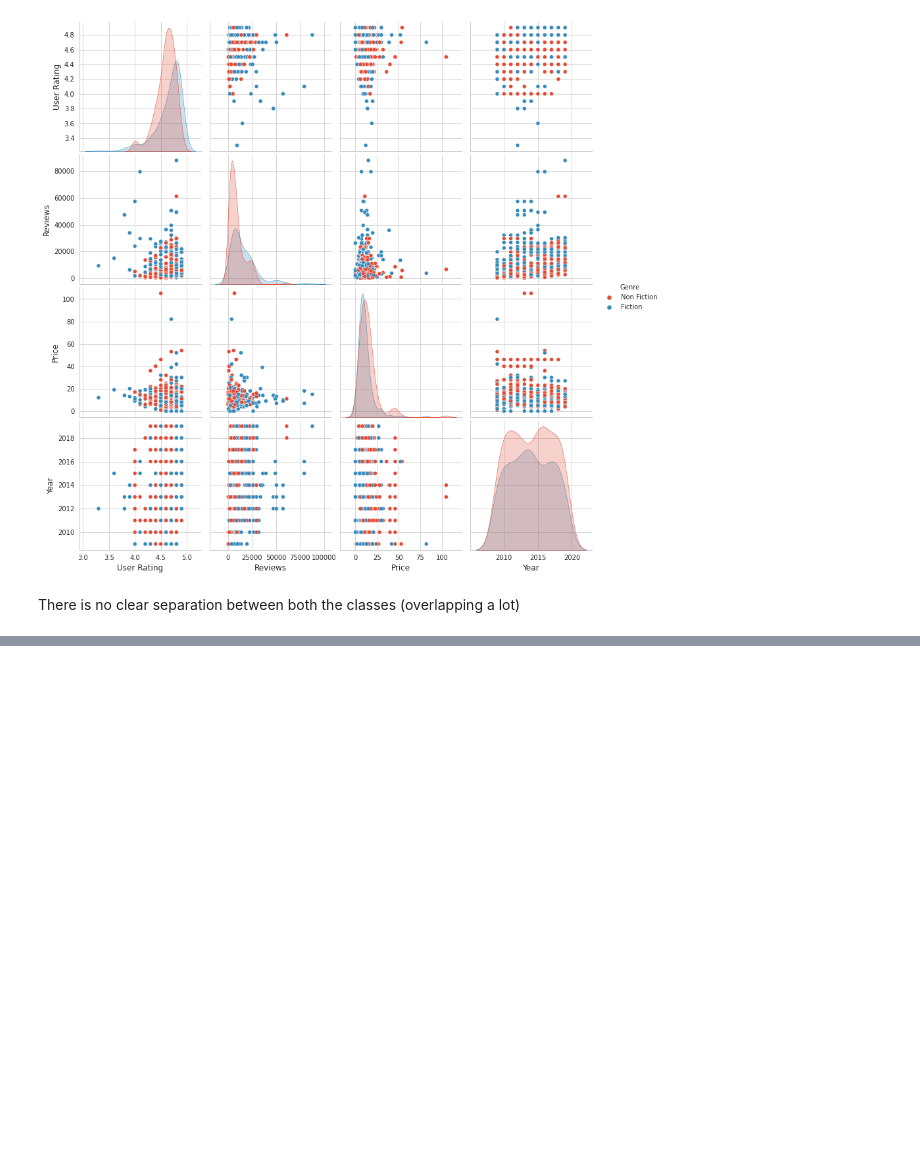
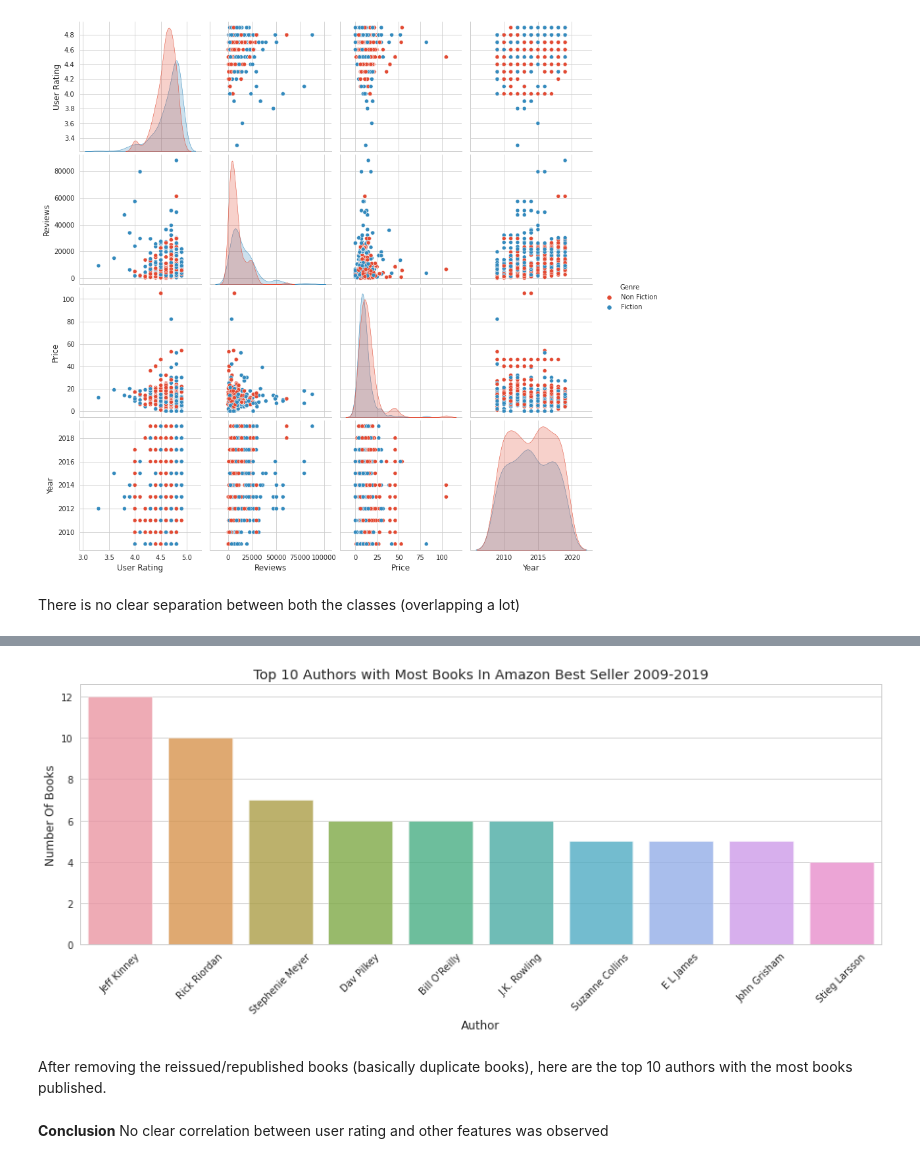
Before and after one commit to swapnilvishwakarma/EDA_Amazon_Top_50_Bestselling_Books, a Jupyter notebook: EDA_Amazon_Top_50_Bestselling_Books.ipynb, the cells around one changed output, grey strips where cells are left out. Drawn from its saved outputs; the diff is of its cells as text; code cells hidden in the pictures; blank space fills up the shorter version.

```diff
--- a/EDA_Amazon_Top_50_Bestselling_Books.ipynb
+++ b/EDA_Amazon_Top_50_Bestselling_Books.ipynb
@@ -108,3 +106,14 @@ plt.show()
 [figure]
 # %% [markdown]
 There is no clear separation between both the classes (overlapping a lot)
+# %%
+popularity = [0, 0, 0, 0]
+for i in df['User Rating']:
+  if i >= 4.8:
+    popularity[0] += 1
+  elif i >= 4.5:
+    popularity[1] += 1
+  elif i >= 4.0:
+    popularity[2] += 1
+  else:
+    popularity[3] += 1
@@ -110,0 +133,4 @@ There is no clear separation between both the classes (overlapping a lot)
+# %%
+name_len = []
+for i in df["Name"]:
+    name_len.append(len(i))
@@ -110,0 +143,4 @@ There is no clear separation between both the classes (overlapping a lot)
+# %%
+df["Name Length"] = name_len
+fig = px.scatter_matrix(df, dimensions=["User Rating","Name Length"], color="User Rating",title="Scatter Plot between Rating and the Length of Book Title")
+fig.show()
@@ -110,0 +165,3 @@ There is no clear separation between both the classes (overlapping a lot)
+# %%
+df_filtered = df.drop_duplicates(subset='Name',keep = 'last',inplace = False)
+df_filtered.shape
@@ -110,0 +182,16 @@ There is no clear separation between both the classes (overlapping a lot)
+# %%
+top10 = df_filtered.value_counts('Author')
+top10 = top10[:10,]
+plt.figure(figsize=(15,5))
+sns.barplot(top10.index, top10.values, alpha=0.8)
+plt.xticks(rotation=45)
+plt.title('Top 10 Authors with Most Books In Amazon Best Seller 2009-2019')
+plt.ylabel('Number Of Books')
+plt.show()
+# %% [output]
+[figure, added]
+# %% [markdown]
+After removing the reissued/republished books (basically duplicate books), here are the top 10 authors with the most books published.
+# %% [markdown]
+**Conclusion**
+No clear correlation between user rating and other features was observed
```
Also changed, not shown: parts of 11 cells of this notebook.
